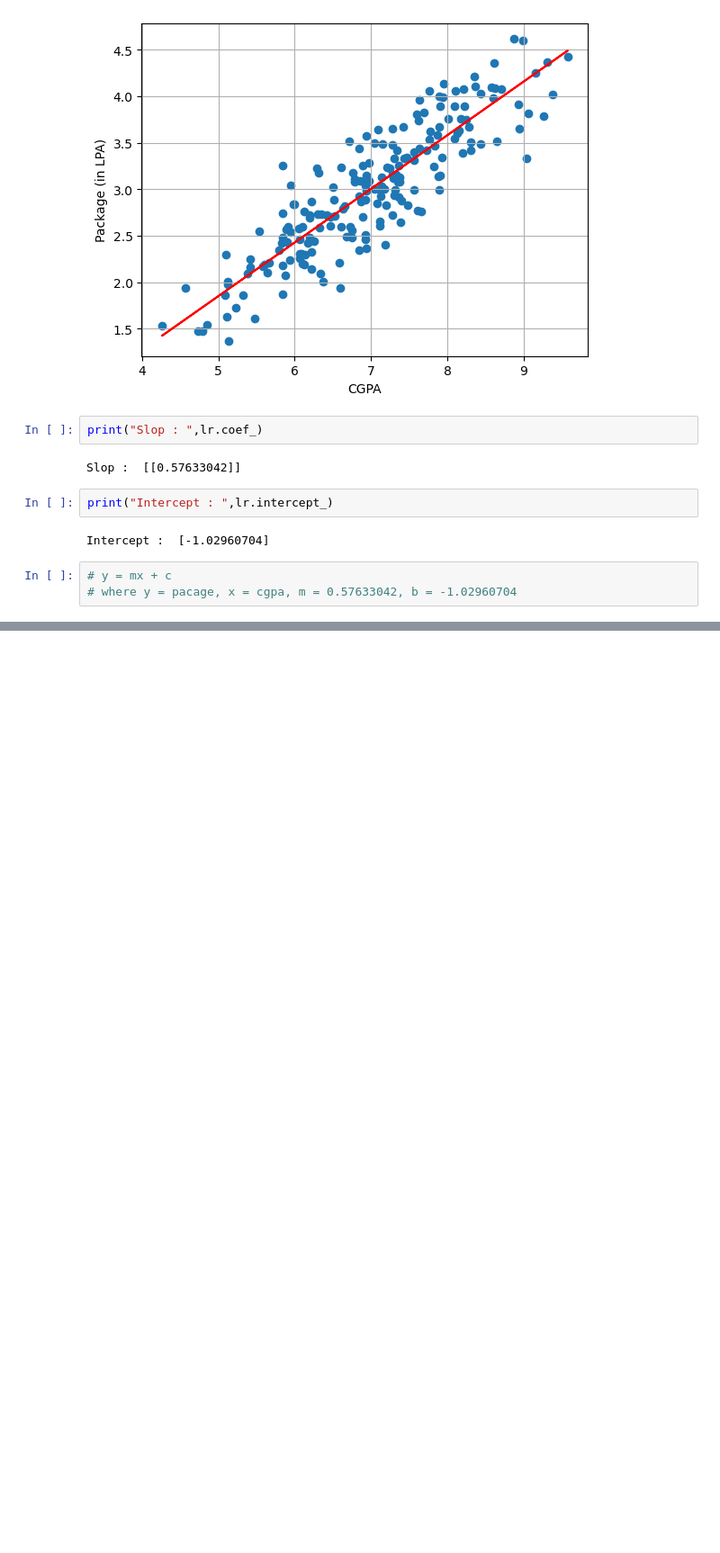
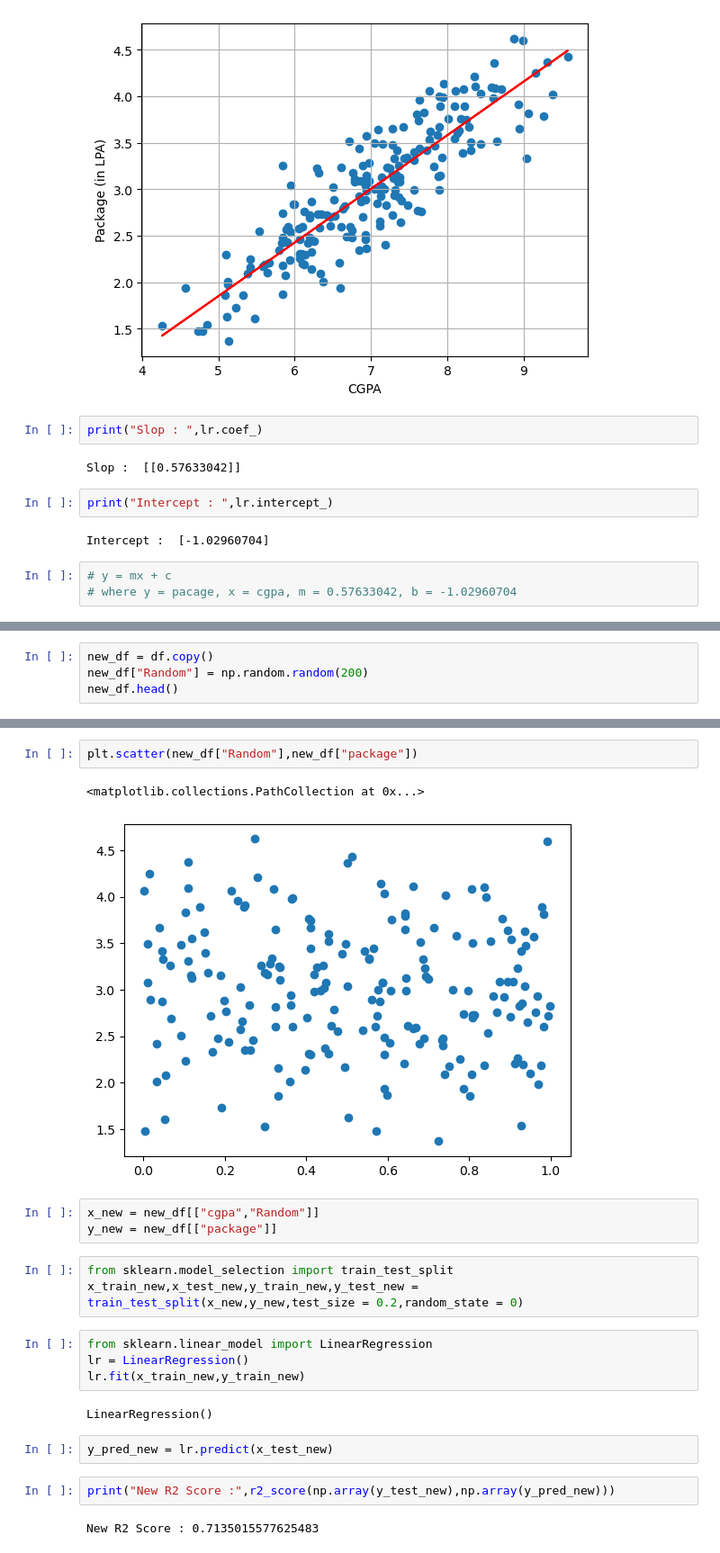
Before and after one commit to yashDumasia/ML, a Jupyter notebook: Linear_Regression/Simple_Linear_Regression.ipynb, the cells around one changed output, grey strips where cells are left out. Shown at 90% size. Saved outputs shown, nothing was run; the diff lists cells and outputs as text; blank space fills up the shorter version.

Commit message:
Add MAE, MSE, RMSE, R2 Score, Adjusted R2 Score and somem more Simple_Linear_Regression file

```diff
--- a/Linear_Regression/Simple_Linear_Regression.ipynb
+++ b/Linear_Regression/Simple_Linear_Regression.ipynb
@@ -79,0 +112,4 @@ Intercept :  [-1.02960704]
+# %%
+new_df = df.copy()
+new_df["Random"] = np.random.random(200)
+new_df.head()
@@ -79,0 +123,23 @@ Intercept :  [-1.02960704]
+# %%
+plt.scatter(new_df["Random"],new_df["package"])
+# %% [output]
+<matplotlib.collections.PathCollection at 0x...>
+[figure, added]
+# %%
+x_new = new_df[["cgpa","Random"]]
+y_new = new_df[["package"]]
+# %%
+from sklearn.model_selection import train_test_split
+x_train_new,x_test_new,y_train_new,y_test_new = train_test_split(x_new,y_new,test_size = 0.2,random_state = 0)
+# %%
+from sklearn.linear_model import LinearRegression
+lr = LinearRegression()
+lr.fit(x_train_new,y_train_new)
+# %% [output]
+LinearRegression()
+# %%
+y_pred_new = lr.predict(x_test_new)
+# %%
+print("New R2 Score :",r2_score(np.array(y_test_new),np.array(y_pred_new)))
+# %% [output]
+New R2 Score : 0.7135015577625483
```
Also changed, not shown: parts of 20 cells of this notebook.
